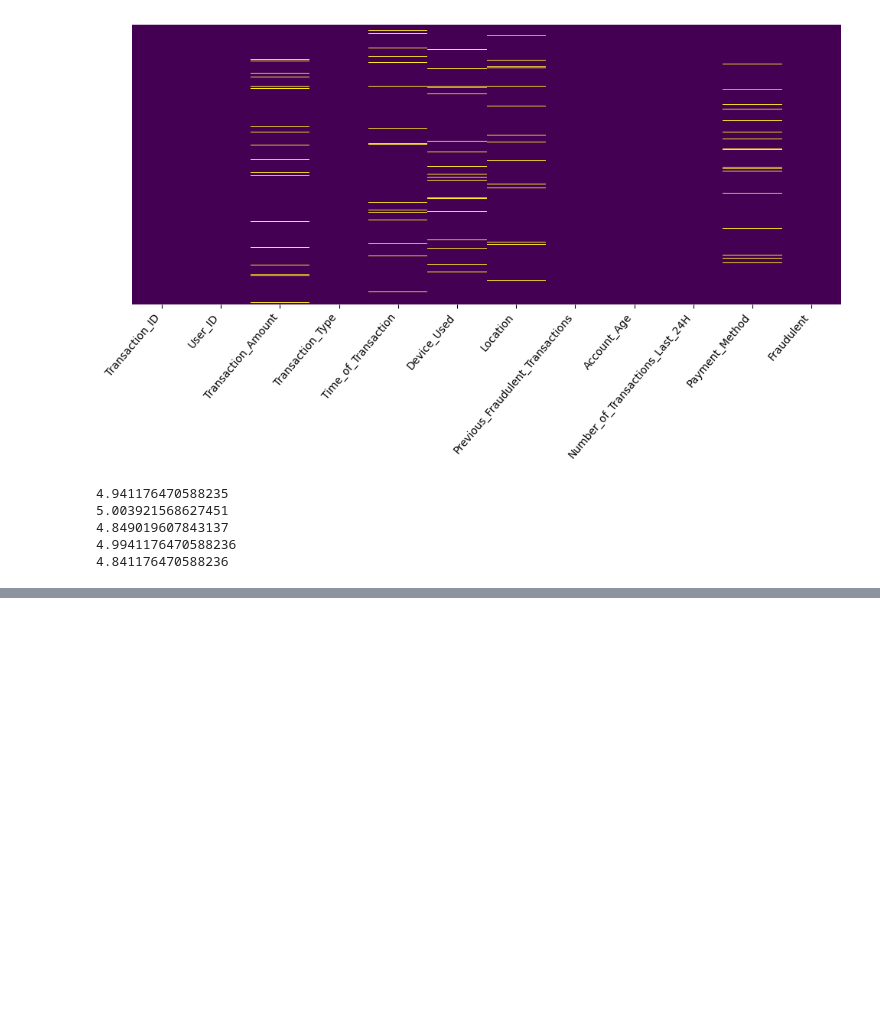
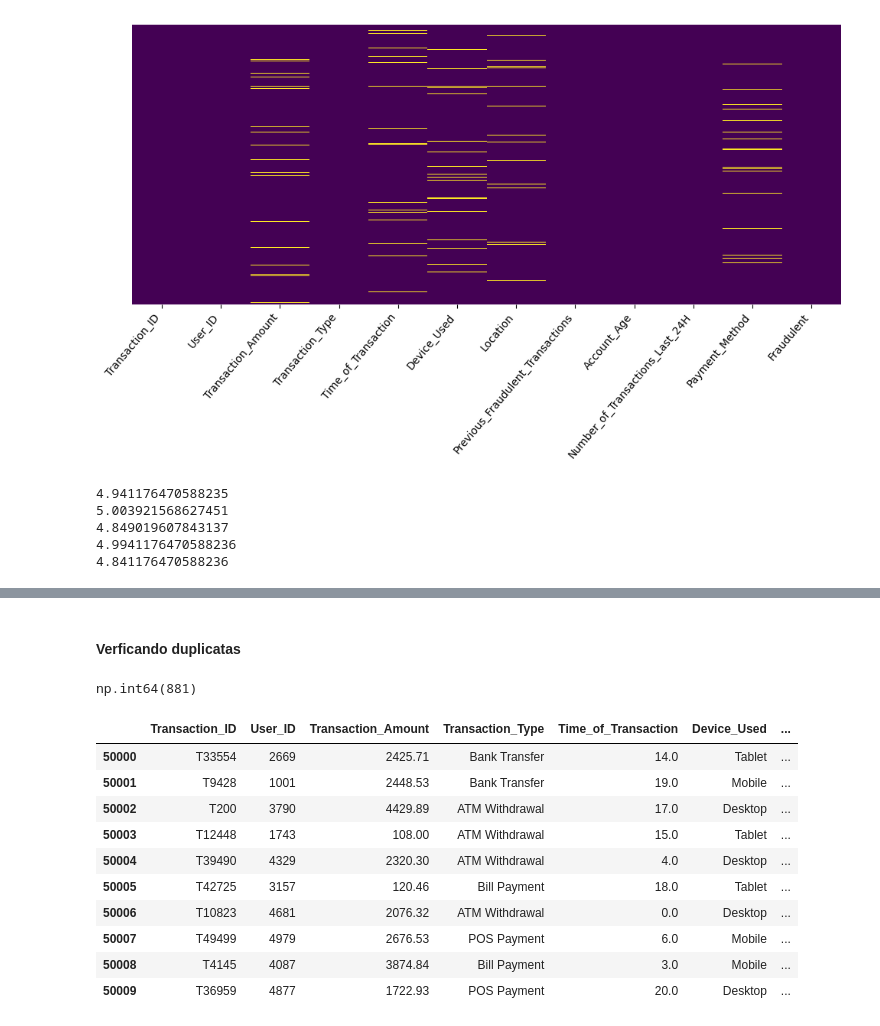
Before and after one commit to RodrigoD4v/Deteccao-de-Fraude-ML, a Jupyter notebook: notebooks/deteccao_fraudes_pagamentos.ipynb, the cells around one changed output, grey strips where cells are left out. Saved outputs shown, nothing was run; the diff lists cells and outputs as text; code cells hidden in the pictures; blank space fills up the shorter version.

```diff
--- a/notebooks/deteccao_fraudes_pagamentos.ipynb
+++ b/notebooks/deteccao_fraudes_pagamentos.ipynb
@@ -126,0 +174,21 @@ print(df['Payment_Method'].isnull().sum()/df.shape[0]*100)
+# %% [markdown]
+#### Verficando duplicatas
+# %%
+# Verificando duplicatas
+df.duplicated().sum()
+# %% [output]
+np.int64(881)
+# %%
+df[df['Transaction_ID'].duplicated()].head(10)
+# %% [output]
+|  | Transaction_ID | User_ID | Transaction_Amount | Transaction_Type | Time_of_Transaction | Device_Used | ... |
+| 50000 | T33554 | 2669 | 2425.71 | Bank Transfer | 14.0 | Tablet | ... |
+| 50001 | T9428 | 1001 | 2448.53 | Bank Transfer | 19.0 | Mobile | ... |
+| 50002 | T200 | 3790 | 4429.89 | ATM Withdrawal | 17.0 | Desktop | ... |
+| 50003 | T12448 | 1743 | 108.00 | ATM Withdrawal | 15.0 | Tablet | ... |
+| 50004 | T39490 | 4329 | 2320.30 | ATM Withdrawal | 4.0 | Desktop | ... |
+| 50005 | T42725 | 3157 | 120.46 | Bill Payment | 18.0 | Tablet | ... |
+| 50006 | T10823 | 4681 | 2076.32 | ATM Withdrawal | 0.0 | Desktop | ... |
+| 50007 | T49499 | 4979 | 2676.53 | POS Payment | 6.0 | Mobile | ... |
+| 50008 | T4145 | 4087 | 3874.84 | Bill Payment | 3.0 | Mobile | ... |
+| 50009 | T36959 | 4877 | 1722.93 | POS Payment | 20.0 | Desktop | ... |
```
Also changed, not shown: parts of 12 cells of this notebook.
